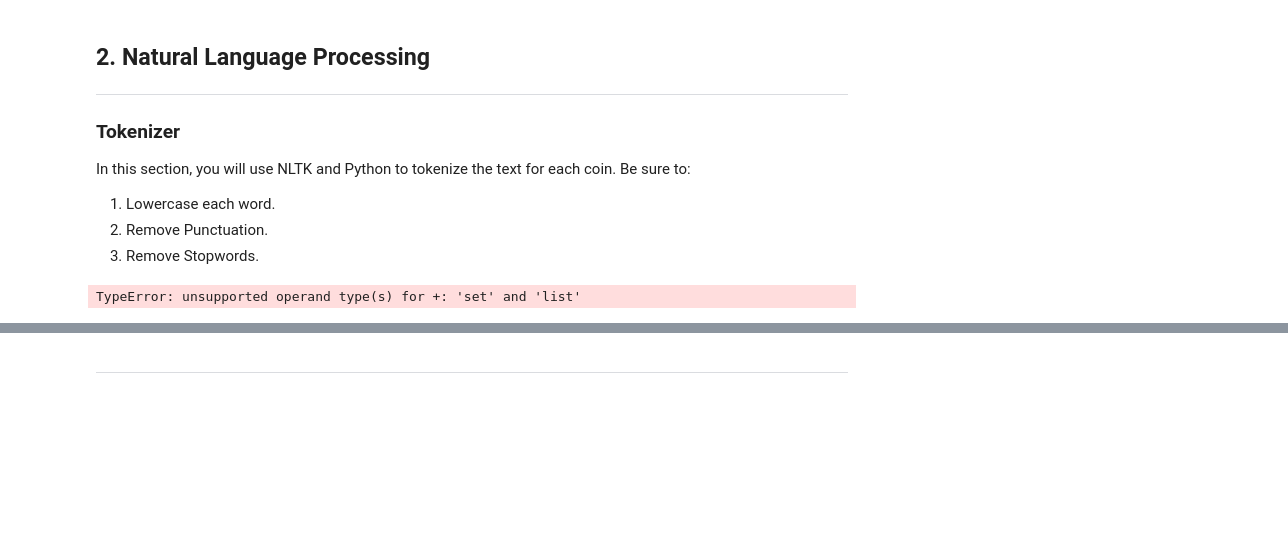
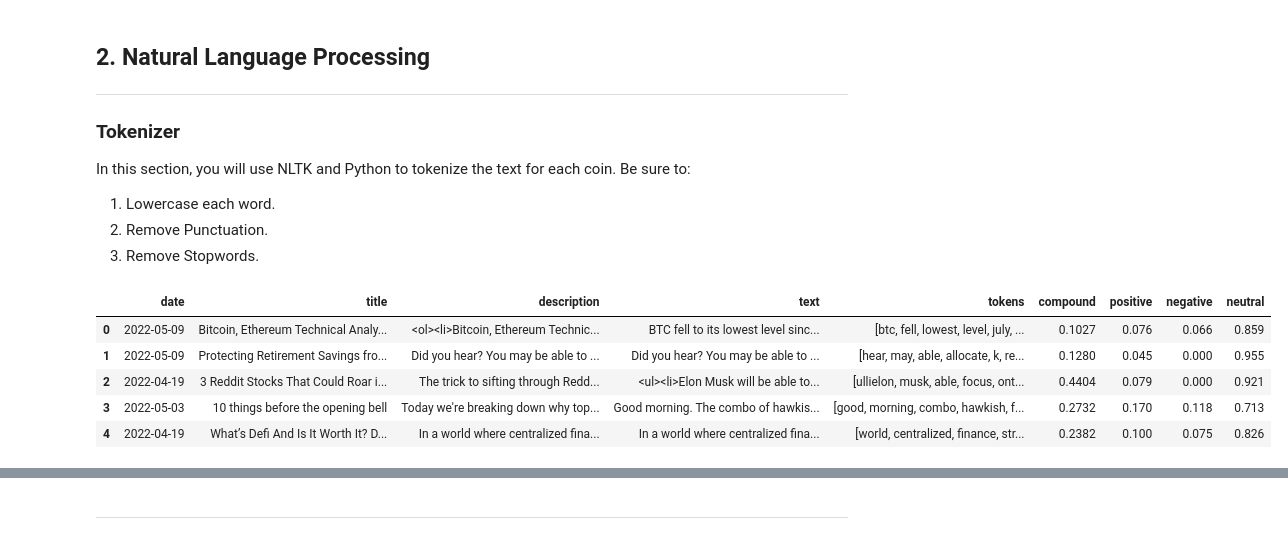
Before and after one commit to atlas-lauren/nlp_hw, a Jupyter notebook: Starter_Code/crypto_sentiment.ipynb, the cells around one changed output, grey strips where cells are left out. Drawn from its saved outputs; the diff is of its cells as text; code cells hidden in the pictures; blank space fills up the shorter version.

Commit message:
through word cloud

```diff
--- a/Starter_Code/crypto_sentiment.ipynb
+++ b/Starter_Code/crypto_sentiment.ipynb
@@ -220,16 +199,3 @@ from nltk.corpus import stopwords
 from nltk.stem import WordNetLemmatizer, PorterStemmer
 from string import punctuation
 import re
-# %%
-# Instantiate the lemmatizer
-lemmatizer = WordNetLemmatizer()
-
-# Create a list of stopwords
-sw = set(stopwords.words('english'))
-
-# Expand the default stopwords list if necessary
-more_sw = []
-sw = sw + more_sw
-sw
-# %% [output]
-TypeError: unsupported operand type(s) for +: 'set' and 'list'
@@ -255,3 +263,54 @@ def tokenizer(text):
 
     return tokens
+# %%
+# Create a new tokens column for Bitcoin
+
+# I want to alter my function to add the column at the same time the
+# other data is downloaded, so nothing gets split up:
+def create_tokens_df(news):
+    news_sentiments = []
+    for article in news["articles"]:
+        try:
+            title = article["title"]
+            description = article["description"]
+            text = article["content"]
+            date = article["publishedAt"][:10]
+            sentiment = analyzer.polarity_scores(text)
+            compound = sentiment["compound"]
+            pos = sentiment["pos"]
+            neu = sentiment["neu"]
+            neg = sentiment["neg"]
+            tok = tokenizer(text)
+
+            news_sentiments.append({
+                "title": title,
+                "description": description,
+                "text": text,
+                "date": date,
+                "compound": compound,
+                "positive": pos,
+                "negative": neg,
+                "neutral": neu,
+                "tokens": tok
+
+            })
+
+        except AttributeError:
+            pass
+
+# Create DataFrame for sentiments
+    df = pd.DataFrame(news_sentiments)
+    cols = ["date", "title", "description", "text", "tokens", "compound", "positive", "negative", "neutral"]
+    df = df[cols]
+    return df
+# %%
+btc_tokens_df = create_tokens_df(btc_news)
+btc_tokens_df.head()
+# %% [output]
+|  | date | title | description | text | tokens | compound | positive | negative | neutral |
+| 0 | 2022-05-09 | Bitcoin, Ethereum Technical Analy... | <ol><li>Bitcoin, Ethereum Technic... | BTC fell to its lowest level sinc... | [btc, fell, lowest, level, july, ... | 0.1027 | 0.076 | 0.066 | 0.859 |
+| 1 | 2022-05-09 | Protecting Retirement Savings fro... | Did you hear? You may be able to ... | Did you hear? You may be able to ... | [hear, may, able, allocate, k, re... | 0.1280 | 0.045 | 0.000 | 0.955 |
+| 2 | 2022-04-19 | 3 Reddit Stocks That Could Roar i... | The trick to sifting through Redd... | <ul><li>Elon Musk will be able to... | [ullielon, musk, able, focus, ont... | 0.4404 | 0.079 | 0.000 | 0.921 |
+| 3 | 2022-05-03 | 10 things before the opening bell | Today we're breaking down why top... | Good morning. The combo of hawkis... | [good, morning, combo, hawkish, f... | 0.2732 | 0.170 | 0.118 | 0.713 |
+| 4 | 2022-04-19 | What’s Defi And Is It Worth It? D... | In a world where centralized fina... | In a world where centralized fina... | [world, centralized, finance, str... | 0.2382 | 0.100 | 0.075 | 0.826 |
 # %%
```
Also changed, not shown: parts of 17 cells of this notebook.
